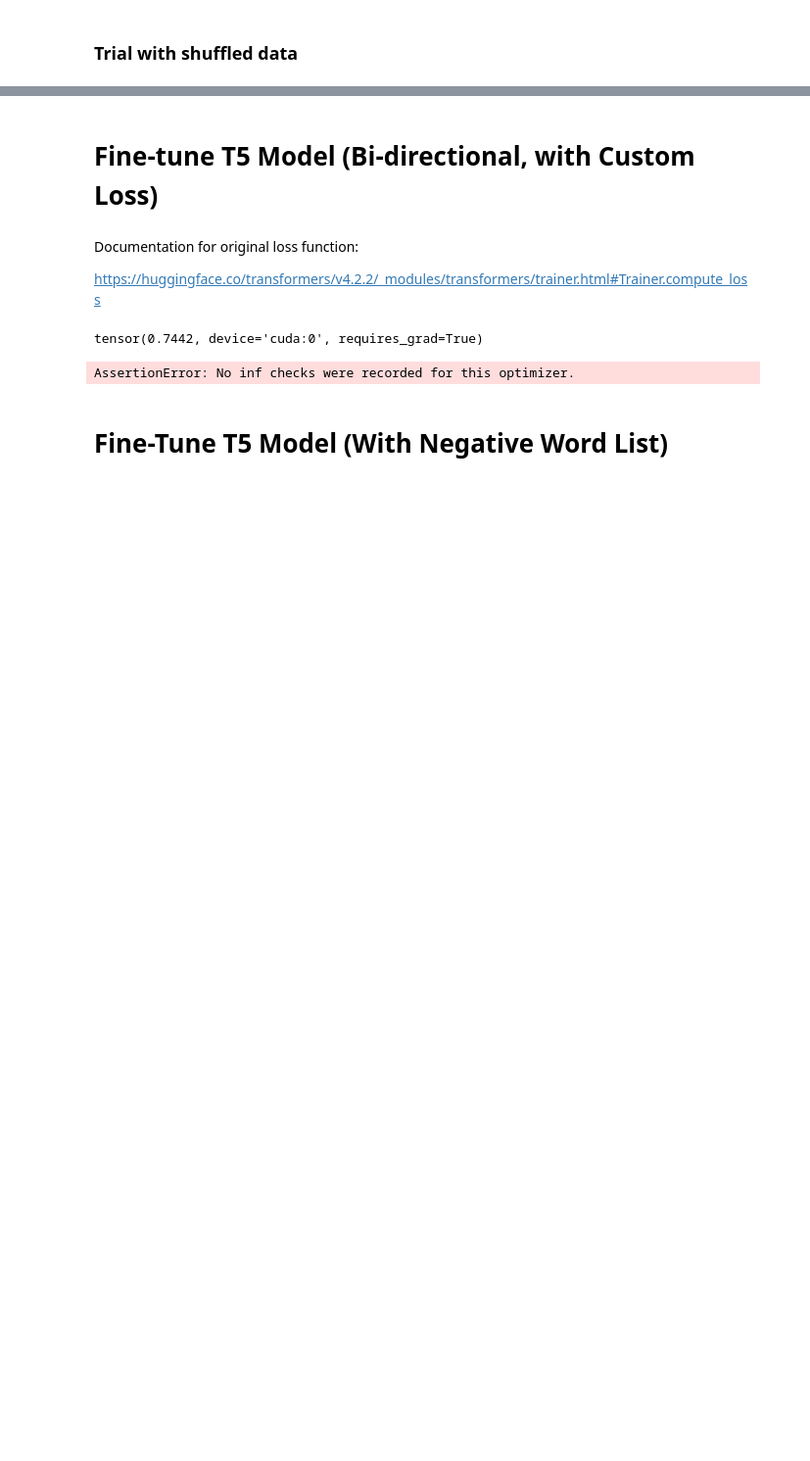
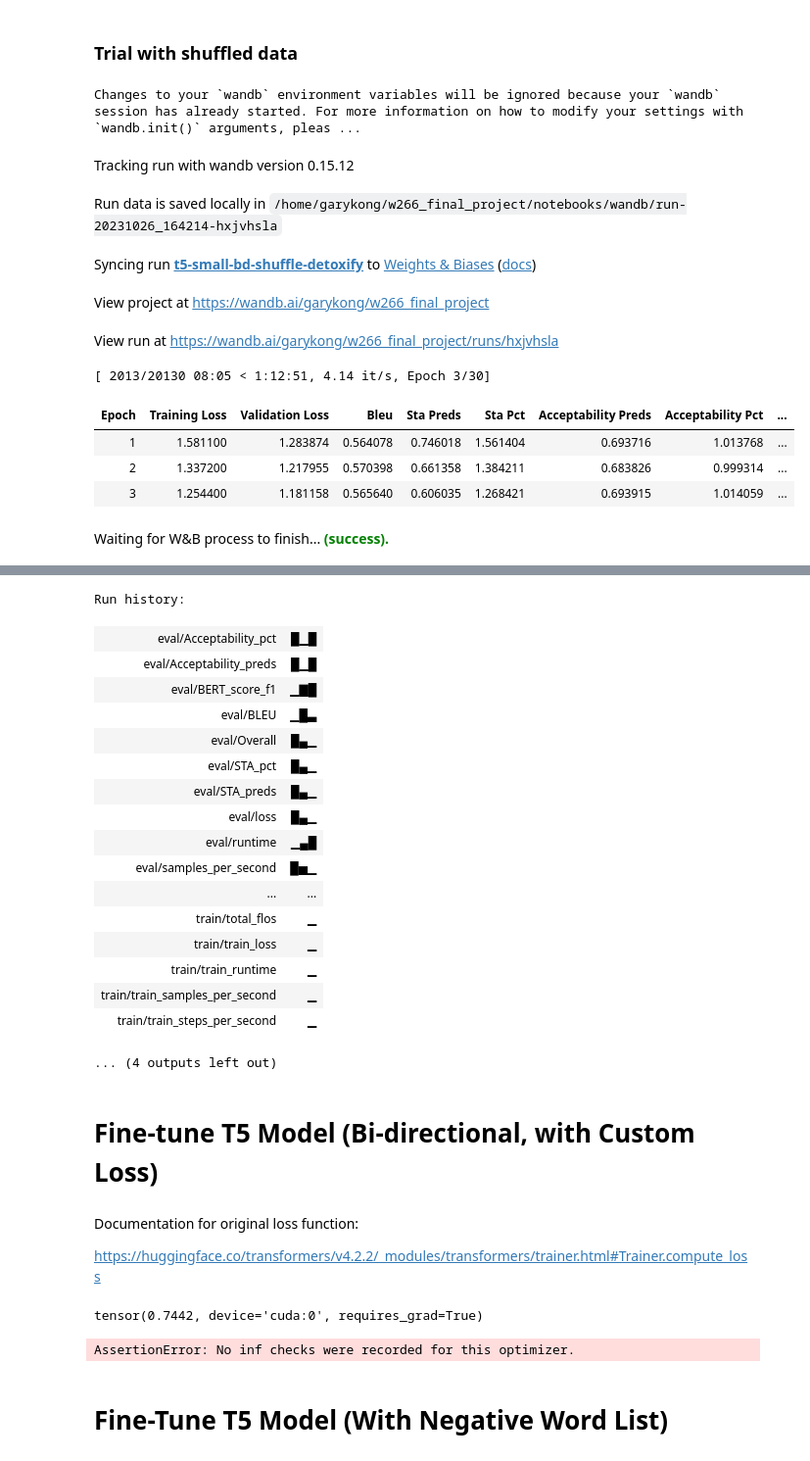
Before and after one commit to garyukong/T5-TextDetoxification, a Jupyter notebook: notebooks/2_Models.ipynb, the cells around one changed output, grey strips where cells are left out. Shown at 98% size. Saved outputs shown, nothing was run; the diff lists cells and outputs as text; code cells hidden in the pictures; blank space fills up the shorter version.

```diff
--- a/notebooks/2_Models.ipynb
+++ b/notebooks/2_Models.ipynb
@@ -862,13 +870,12 @@ It seems like t5-small and t5-base performs similarly, but t5-base reaches conve
 # %% [markdown]
 ### Helper Functions
 # %%
-def create_bidirectional_dataset(datasets, shuffle=False):
+def create_bidirectional_dataset(datasets):
     """
     Creates a bi-directional dataset from the original dataset.
 
     Args:
         datasets (DatasetDict): DatasetDict object containing the original dataset.
-        shuffle (bool): Whether to shuffle the dataset.
 
     Returns:
         extended_datasets (DatasetDict): DatasetDict object containing the bi-directional dataset.
@@ -893,9 +900,6 @@ def create_bidirectional_dataset(datasets, shuffle=False):
         "validation": Dataset.from_dict(extended_validation_data),
         "test": Dataset.from_dict(extended_test_data)
     })
-
-    if shuffle:
-        extended_datasets = extended_datasets.shuffle(seed=RANDOM_SEED)
 
     return extended_datasets
 
@@ -1008,24 +1016,36 @@ KeyboardInterrupt:
 # %% [markdown]
 ### Trial with shuffled data
 # %%
-raw_datasets_bd_shuffle = raw_datasets_bd.copy()
-raw_datasets_bd_shuffle["train"] = raw_datasets_bd_shuffle["train"].shuffle(seed=RANDOM_SEED)
+raw_datasets_bd_shuffle = create_bidirectional_dataset(raw_datasets, shuffle=True)
 
 tokenized_datasets_bd_shuffle_t5_small = raw_datasets_bd_shuffle.map(
     preprocess_function,
     fn_kwargs={'tokenizer': tokenizer_t5_small},
     batched=True,
     remove_columns=["source", "target"],
 )
 
 trainer_t5_small_bd_shuffle = setup_trainer(
     output_dir_name="t5-small-detoxify-bd-shuffle",
     model_checkpoint="t5-small",
     train_dataset=tokenized_datasets_bd_shuffle_t5_small["train"],
     eval_dataset=tokenized_datasets_bd_shuffle_t5_small["validation"],
     compute_metrics=partial(compute_metrics_bd, bd_dataset=raw_datasets_bd["validation"], shuffled_data=True)
     )
 
 wandb.init(project="w266_final_project", name="t5-small-bd-shuffle-detoxify")
 trainer_t5_small_bd_shuffle.train()
 wandb.finish()
+# %% [output]
+Changes to your `wandb` environment variables will be ignored because your `wandb` session has already started. For more information on how to modify your settings with `wandb.init()` arguments, pleas ...
+Tracking run with wandb version 0.15.12
+Run data is saved locally in /home/garykong/w266_final_project/notebooks/wandb/run-20231026_164214-hxjvhsla
+Syncing run t5-small-bd-shuffle-detoxify to Weights & Biases (docs)
+View project at https://wandb.ai/garykong/w266_final_project
+View run at https://wandb.ai/garykong/w266_final_project/runs/hxjvhsla
+[ 2013/20130 08:05 < 1:12:51, 4.14 it/s, Epoch 3/30]
+| Epoch | Training Loss | Validation Loss | Bleu | Sta Preds | Sta Pct | Acceptability Preds | Acceptability Pct | ... |
+| 1 | 1.581100 | 1.283874 | 0.564078 | 0.746018 | 1.561404 | 0.693716 | 1.013768 | ... |
+| 2 | 1.337200 | 1.217955 | 0.570398 | 0.661358 | 1.384211 | 0.683826 | 0.999314 | ... |
+| 3 | 1.254400 | 1.181158 | 0.565640 | 0.606035 | 1.268421 | 0.693915 | 1.014059 | ... |
+Waiting for W&B process to finish... (success).
@@ -1032,3 +1053,21 @@ wandb.finish()
+Run history:
+| eval/Acceptability_pct | █▁█ |
+| eval/Acceptability_preds | █▁█ |
+| eval/BERT_score_f1 | ▁▇█ |
+| eval/BLEU | ▁█▃ |
+| eval/Overall | █▄▁ |
+| eval/STA_pct | █▄▁ |
+| eval/STA_preds | █▄▁ |
+| eval/loss | █▄▁ |
+| eval/runtime | ▁▄█ |
+| eval/samples_per_second | █▅▁ |
+| ... | ... |
+| train/total_flos | ▁ |
+| train/train_loss | ▁ |
+| train/train_runtime | ▁ |
+| train/train_samples_per_second | ▁ |
+| train/train_steps_per_second | ▁ |
+... (4 outputs left out)
 # %%
 # Need to check that there isn't a bug in sta_pct (seems odd that it's so high)
 # %% [markdown]
```
Also changed, not shown: parts of 10 cells of this notebook.
